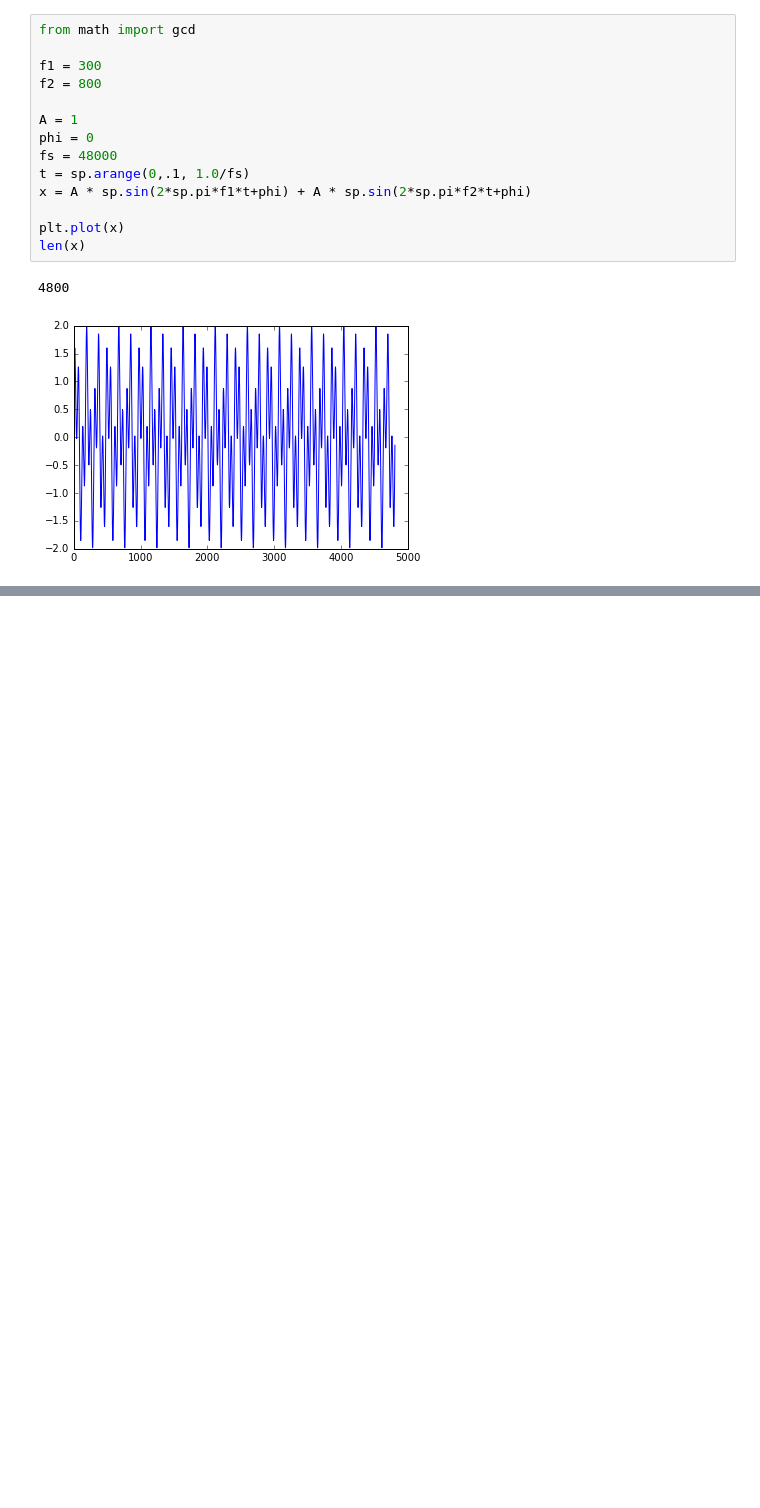
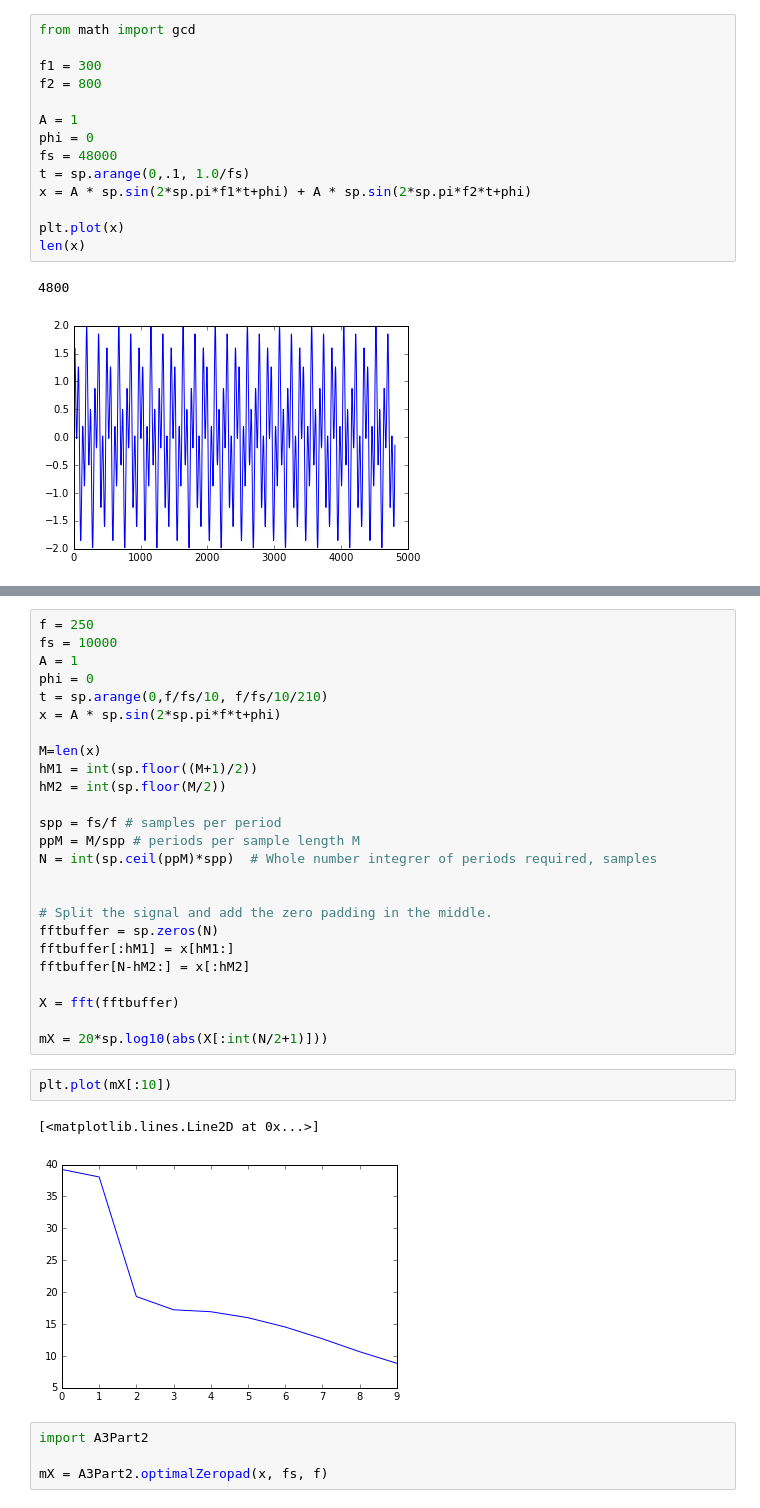
Before and after one commit to stembl/sigproc, a Jupyter notebook: notes/ASP, Week 3, Notes.ipynb, the cells around one changed output, grey strips where cells are left out. Cells and saved outputs as stored; diff of their text form; blank space fills up the shorter version.

```diff
--- a/notes/ASP, Week 3, Notes.ipynb
+++ b/notes/ASP, Week 3, Notes.ipynb
@@ -205,0 +208,34 @@ print(mX[:10])
+# %%
+f = 250
+fs = 10000
+A = 1
+phi = 0
+t = sp.arange(0,f/fs/10, f/fs/10/210)
+x = A * sp.sin(2*sp.pi*f*t+phi)
+
+M=len(x)
+hM1 = int(sp.floor((M+1)/2))
+hM2 = int(sp.floor(M/2))
+
+spp = fs/f # samples per period
+ppM = M/spp # periods per sample length M
+N = int(sp.ceil(ppM)*spp)  # Whole number integrer of periods required, samples
+
+
+# Split the signal and add the zero padding in the middle.
+fftbuffer = sp.zeros(N)
+fftbuffer[:hM1] = x[hM1:]
+fftbuffer[N-hM2:] = x[:hM2]
+
+X = fft(fftbuffer)
+
+mX = 20*sp.log10(abs(X[:int(N/2+1)]))
+# %%
+plt.plot(mX[:10])
+# %% [output]
+[<matplotlib.lines.Line2D at 0x...>]
+[figure, added]
+# %%
+import A3Part2
+
+mX = A3Part2.optimalZeropad(x, fs, f)
```
Also changed, not shown: parts of 4 cells of this notebook, 1 other file.
